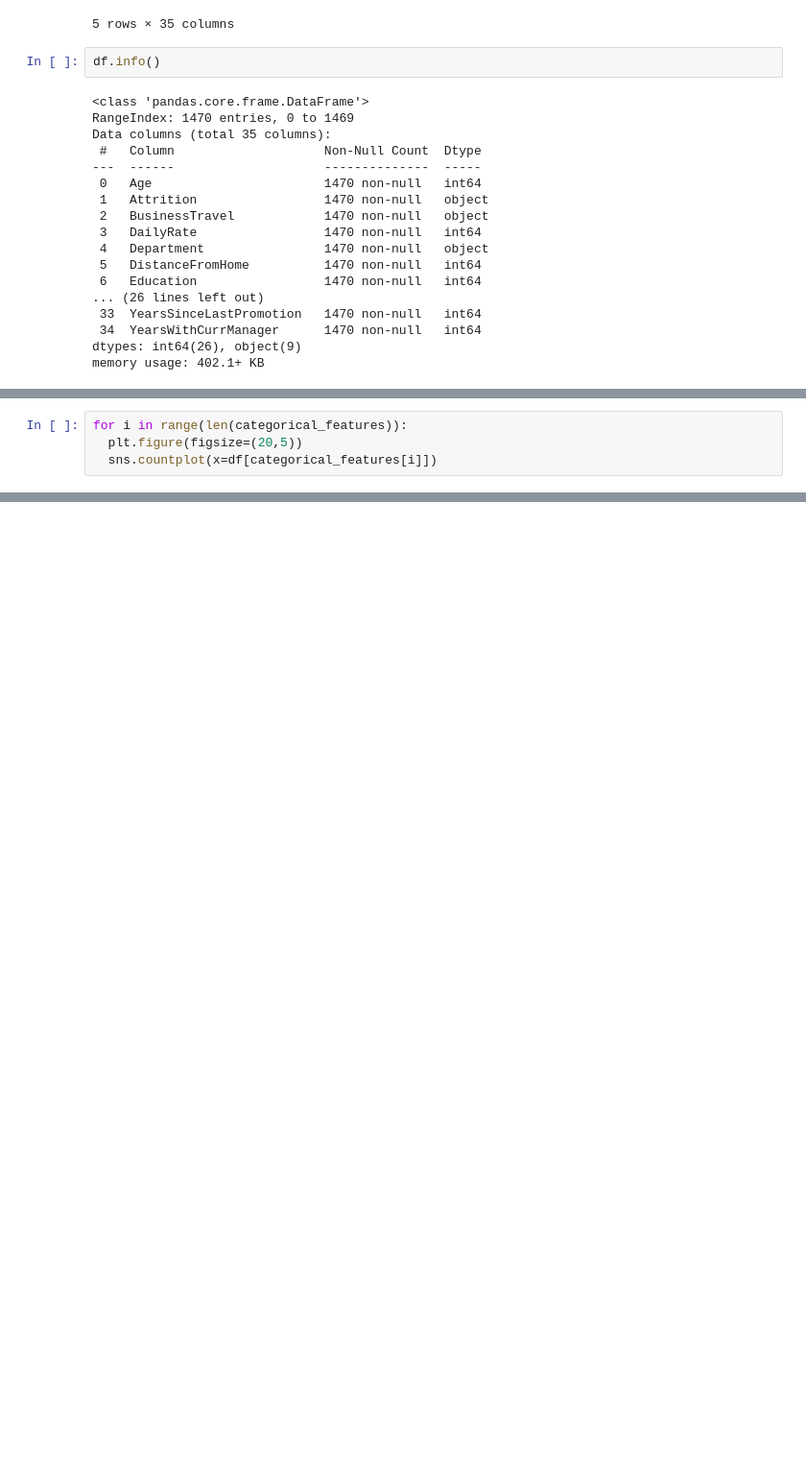
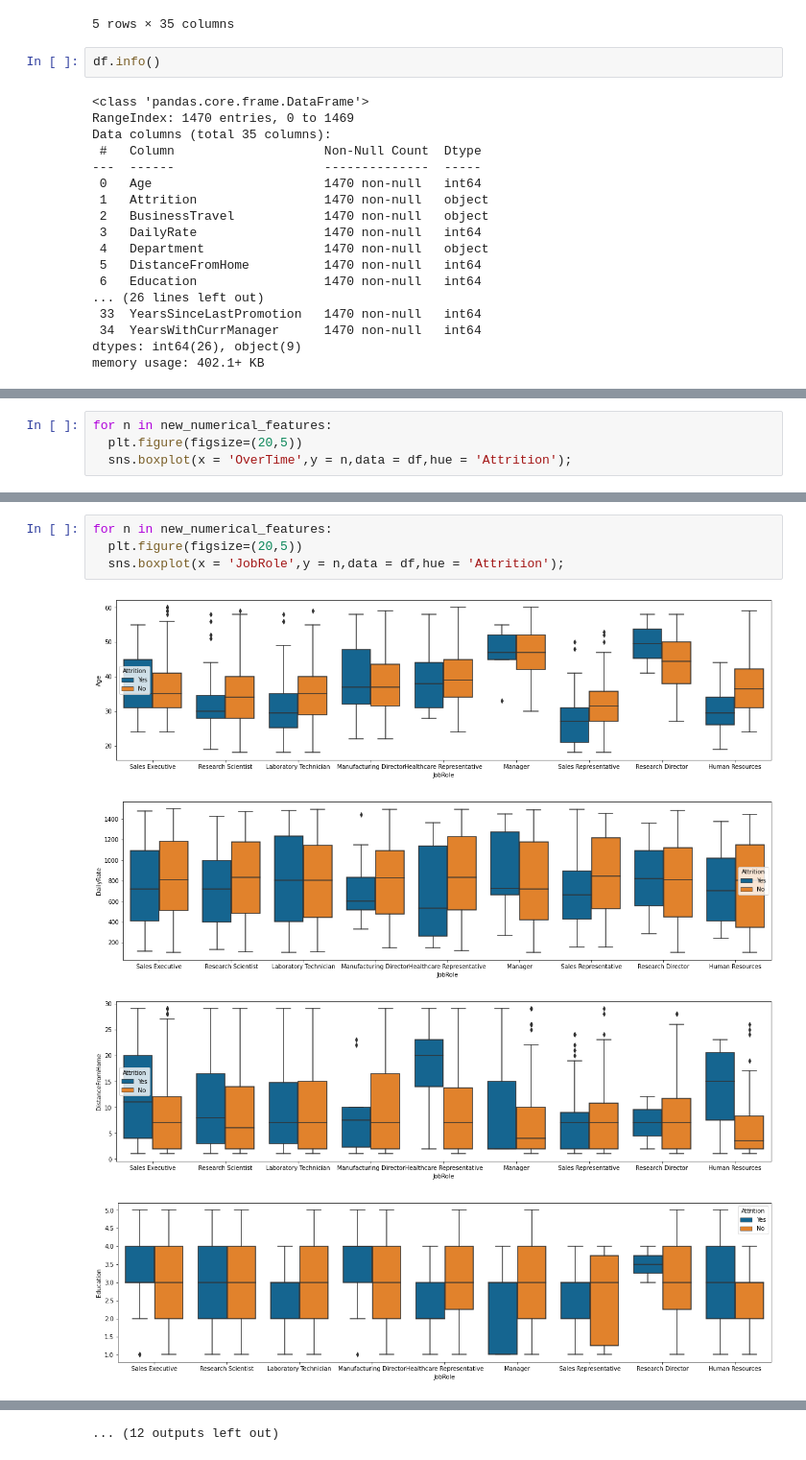
Before and after one commit to duaneywadey/A-collection-of-Jupyter-notebooks-and-CSV-files, a Jupyter notebook: IBMCustomerAttrition.ipynb, the cells around one changed output, grey strips where cells are left out. Shown at 96% size. Saved outputs shown, nothing was run; the diff lists cells and outputs as text; blank space fills up the shorter version.

```diff
--- a/IBMCustomerAttrition.ipynb
+++ b/IBMCustomerAttrition.ipynb
@@ -138,5 +181,5 @@ for i in range(len(numerical_features)):
 # %%
-for i in range(len(categorical_features)):
+for n in new_numerical_features:
   plt.figure(figsize=(20,5))
-  sns.countplot(x=df[categorical_features[i]])
+  sns.boxplot(x = 'OverTime',y = n,data = df,hue = 'Attrition');
 # %% [output]
@@ -151,0 +199,9 @@ for i in range(len(categorical_features)):
+# %%
+for n in new_numerical_features:
+  plt.figure(figsize=(20,5))
+  sns.boxplot(x = 'JobRole',y = n,data = df,hue = 'Attrition');
+# %% [output]
+[figure, added]
+[figure, added]
+[figure, added]
+[figure, added]
@@ -151,0 +216 @@ for i in range(len(categorical_features)):
+... (12 outputs left out)
```
Also changed, not shown: parts of 15 cells of this notebook.
